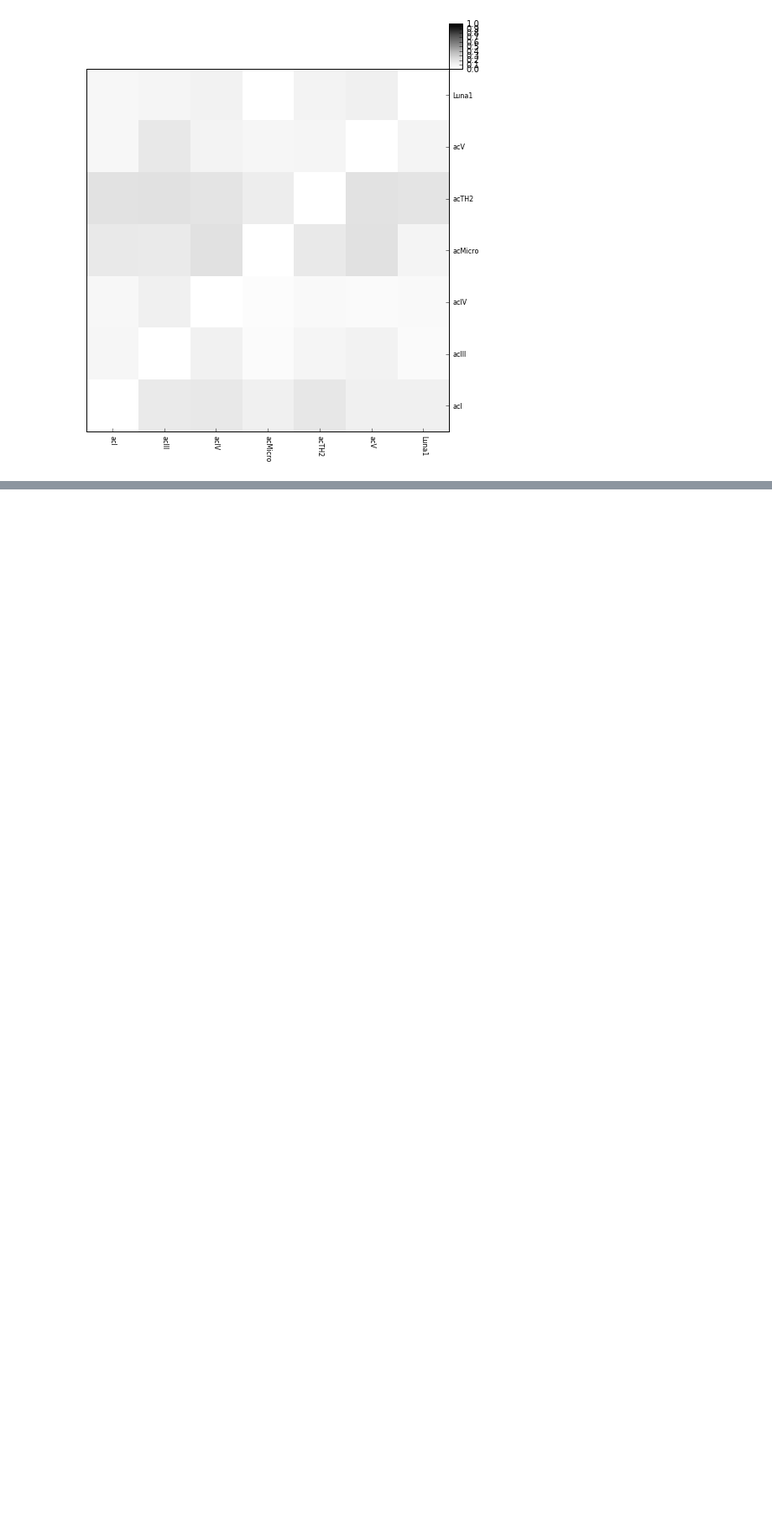
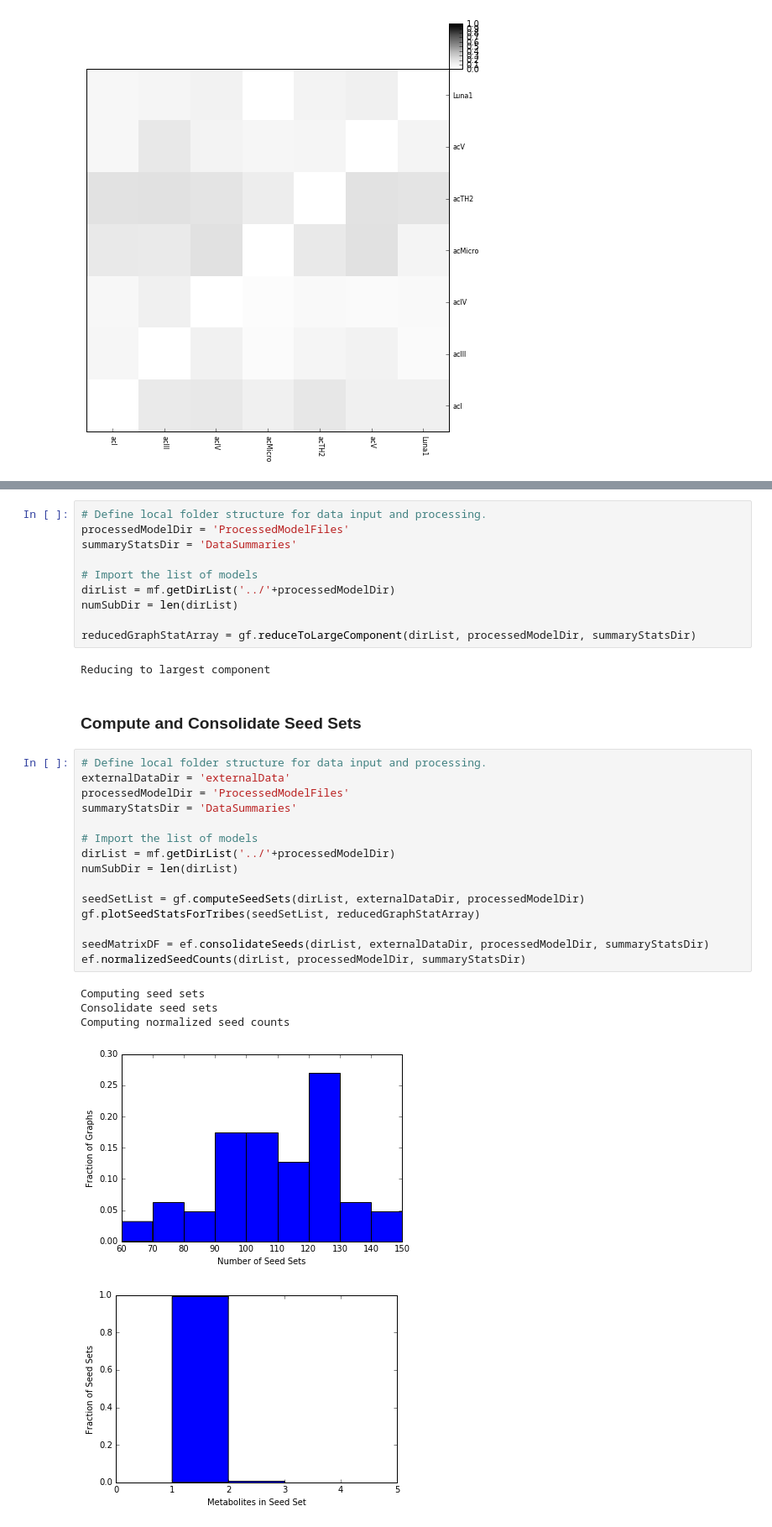
Before and after one commit to celawson87/reverseEcology, a Jupyter notebook: iPythonNotebooks/masterNotebookv3.ipynb, the cells around one changed output, grey strips where cells are left out. Shown at 84% size. Cells and saved outputs as stored; diff of their text form; blank space fills up the shorter version.

```diff
--- a/iPythonNotebooks/masterNotebookv3.ipynb
+++ b/iPythonNotebooks/masterNotebookv3.ipynb
@@ -517,0 +499,35 @@ ef.plotDataFrame(metabComplementDF, groupList, externalDataDir, summaryStatsDir,
+# %%
+# Define local folder structure for data input and processing.
+processedModelDir = 'ProcessedModelFiles'
+summaryStatsDir = 'DataSummaries'
+
+# Import the list of models
+dirList = mf.getDirList('../'+processedModelDir)
+numSubDir = len(dirList)
+
+reducedGraphStatArray = gf.reduceToLargeComponent(dirList, processedModelDir, summaryStatsDir)
+# %% [output]
+Reducing to largest component
+# %% [markdown]
+### Compute and Consolidate Seed Sets
+# %%
+# Define local folder structure for data input and processing.
+externalDataDir = 'externalData'
+processedModelDir = 'ProcessedModelFiles'
+summaryStatsDir = 'DataSummaries'
+
+# Import the list of models
+dirList = mf.getDirList('../'+processedModelDir)
+numSubDir = len(dirList)
+
+seedSetList = gf.computeSeedSets(dirList, externalDataDir, processedModelDir)
+gf.plotSeedStatsForTribes(seedSetList, reducedGraphStatArray)
+
+seedMatrixDF = ef.consolidateSeeds(dirList, externalDataDir, processedModelDir, summaryStatsDir)
+ef.normalizedSeedCounts(dirList, processedModelDir, summaryStatsDir)
+# %% [output]
+Computing seed sets
+Consolidate seed sets
+Computing normalized seed counts
+[figure, added]
+[figure, added]
```
Also changed, not shown: parts of 9 cells of this notebook.
